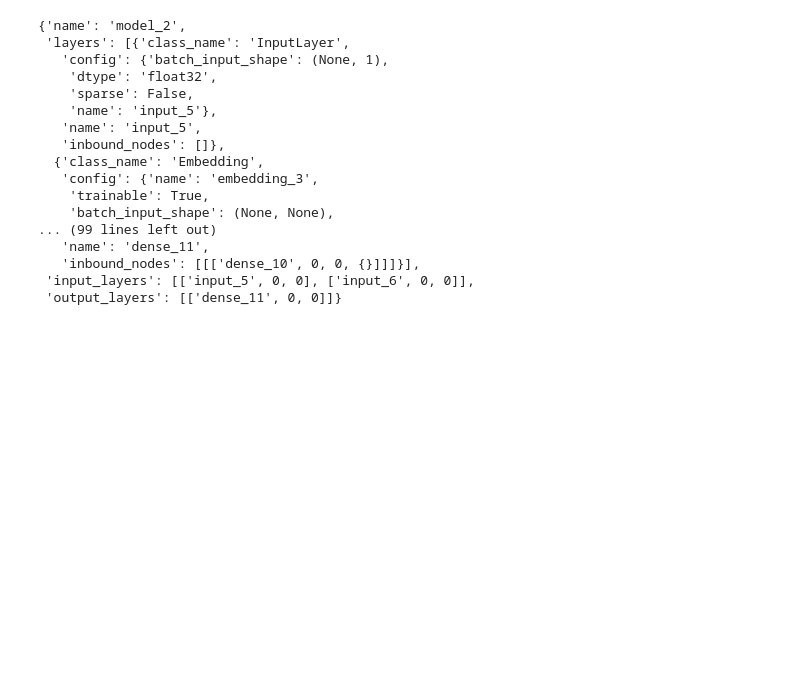
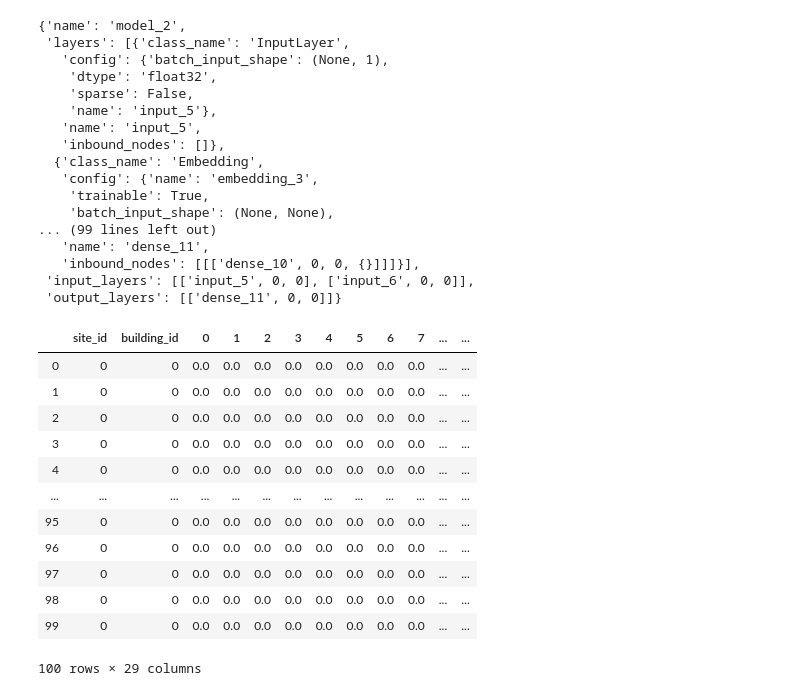
Before and after one commit to Runmangogo/Kaggle_ASHRAE_energy, a Jupyter notebook: trainingModels.ipynb, the cells around one changed output. Cells and saved outputs as stored; diff of their text form; code cells hidden in the pictures; blank space fills up the shorter version.

```diff
--- a/trainingModels.ipynb
+++ b/trainingModels.ipynb
@@ -120,0 +274,17 @@ model_check.get_config()
+# %%
+test_100 = merge_train0_no0.head(100).copy()
+test_100
+# %% [output]
+|  | site_id | building_id | 0 | 1 | 2 | 3 | 4 | 5 | 6 | 7 | ... | ... |
+| 0 | 0 | 0 | 0.0 | 0.0 | 0.0 | 0.0 | 0.0 | 0.0 | 0.0 | 0.0 | ... | ... |
+| 1 | 0 | 0 | 0.0 | 0.0 | 0.0 | 0.0 | 0.0 | 0.0 | 0.0 | 0.0 | ... | ... |
+| 2 | 0 | 0 | 0.0 | 0.0 | 0.0 | 0.0 | 0.0 | 0.0 | 0.0 | 0.0 | ... | ... |
+| 3 | 0 | 0 | 0.0 | 0.0 | 0.0 | 0.0 | 0.0 | 0.0 | 0.0 | 0.0 | ... | ... |
+| 4 | 0 | 0 | 0.0 | 0.0 | 0.0 | 0.0 | 0.0 | 0.0 | 0.0 | 0.0 | ... | ... |
+| ... | ... | ... | ... | ... | ... | ... | ... | ... | ... | ... | ... | ... |
+| 95 | 0 | 0 | 0.0 | 0.0 | 0.0 | 0.0 | 0.0 | 0.0 | 0.0 | 0.0 | ... | ... |
+| 96 | 0 | 0 | 0.0 | 0.0 | 0.0 | 0.0 | 0.0 | 0.0 | 0.0 | 0.0 | ... | ... |
+| 97 | 0 | 0 | 0.0 | 0.0 | 0.0 | 0.0 | 0.0 | 0.0 | 0.0 | 0.0 | ... | ... |
+| 98 | 0 | 0 | 0.0 | 0.0 | 0.0 | 0.0 | 0.0 | 0.0 | 0.0 | 0.0 | ... | ... |
+| 99 | 0 | 0 | 0.0 | 0.0 | 0.0 | 0.0 | 0.0 | 0.0 | 0.0 | 0.0 | ... | ... |
+100 rows × 29 columns
```
Also changed, not shown: parts of 17 cells of this notebook, 1 other file.
